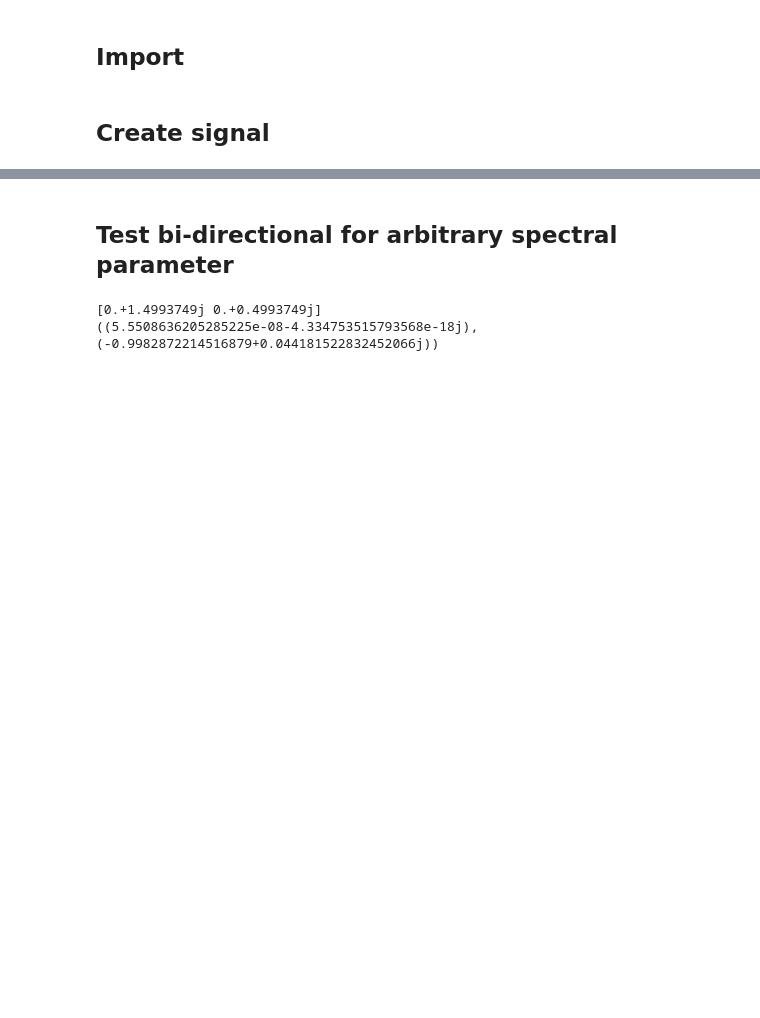
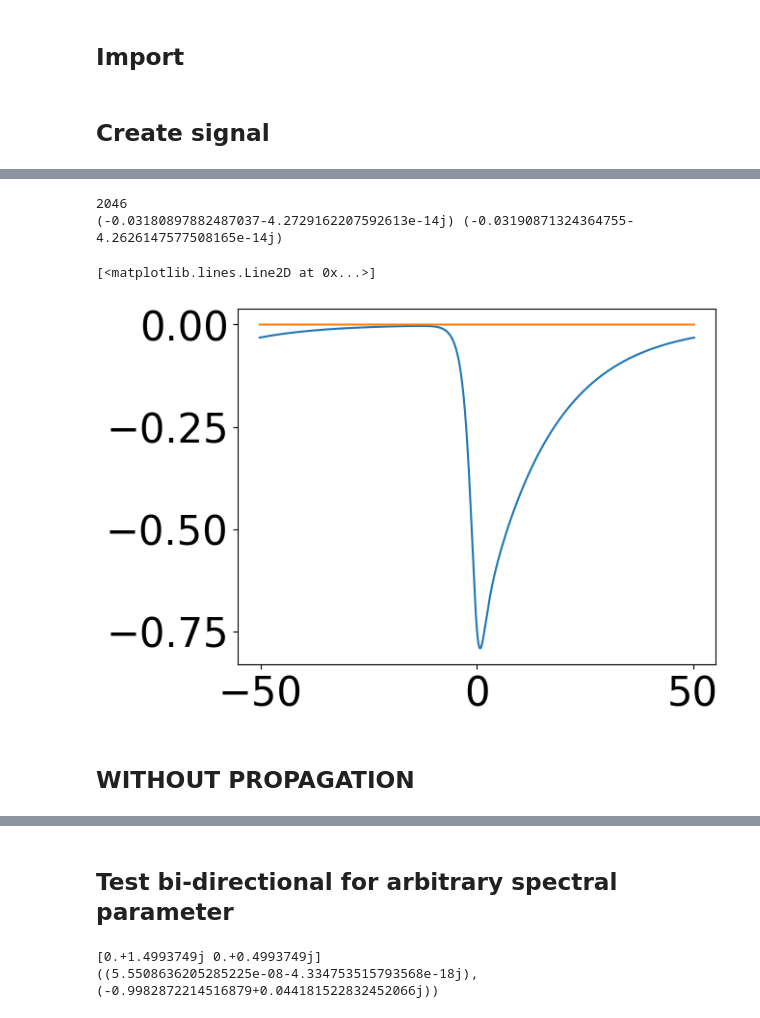
Before and after one commit to esf0/nft-processing, a Jupyter notebook: notebooks/test_nft_functions.ipynb, the cells around one changed output, grey strips where cells are left out. Drawn from its saved outputs; the diff is of its cells as text; code cells hidden in the pictures; blank space fills up the shorter version.

```diff
--- a/notebooks/test_nft_functions.ipynb
+++ b/notebooks/test_nft_functions.ipynb
@@ -71,0 +71,31 @@ result_cont = get_continuous_spectrum(q, t, xi=None, type='fnft', xi_upsampling=
+# %%
+from scipy.signal import hilbert
+
+result_cont = nft.get_continuous_spectrum(q, t, xi=None, type='fnft', xi_upsampling=1, fnft_type=0, nft_type='bo', res_poly=None, coefficient_type='left')
+
+a = result_cont['a']
+b = result_cont['b']
+r = b / a
+omega_r = fftshift(fft(r[:-2])) / np.sqrt(n_t - 2)
+print(len(omega_r))
+
+for i in range(len(omega_r)):
+    if not i % 2:
+        omega_r[i] = - omega_r[i]
+
+omega_r = np.append(omega_r[0], omega_r)
+omega_r = np.append(omega_r, omega_r[-1])
+#omega_r = np.append(omega_r, omega_r[-1])
+print(omega_r[0], omega_r[-1])
+#plt.plot(xi, r.real)
+#plt.plot(xi, r.imag)
+plt.plot(xi, (omega_r.real))
+plt.plot(xi, (omega_r.imag))
+#plt.plot(xi, np.abs(omega_r))
+# %% [output]
+2046
+(-0.03180897882487037-4.2729162207592613e-14j) (-0.03190871324364755-4.2626147577508165e-14j)
+[<matplotlib.lines.Line2D at 0x...>]
+[figure, added]
+# %% [markdown]
+## WITHOUT PROPAGATION
```
Also changed, not shown: parts of 9 cells of this notebook, 5 other files.
